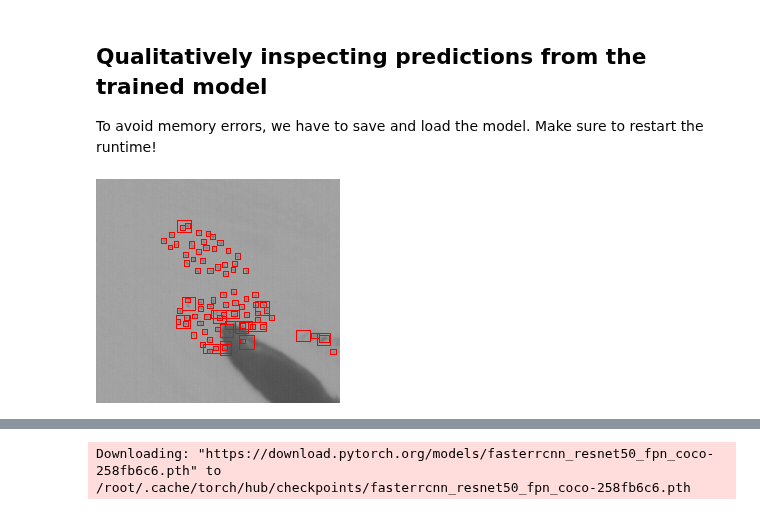
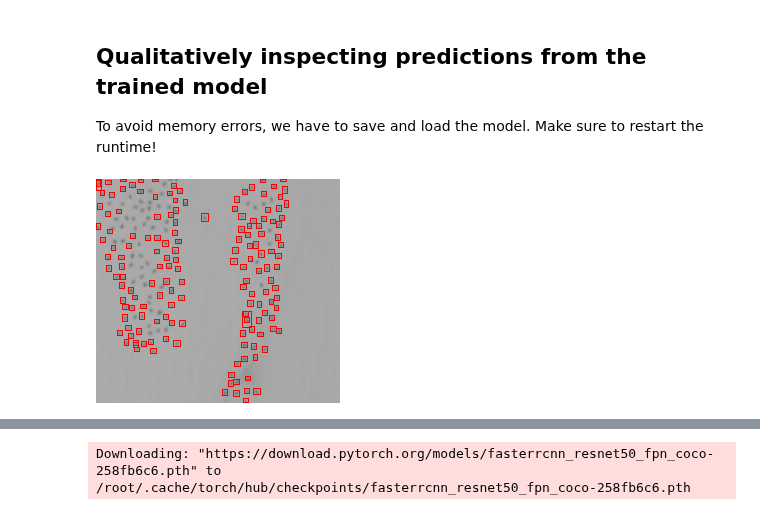
Before and after one commit to emiliolr/counting-cranes, a Jupyter notebook: object_detection/faster_rcnn_experiments.ipynb, the cells around one changed output, grey strips where cells are left out. Saved outputs shown, nothing was run; the diff lists cells and outputs as text; code cells hidden in the pictures.

```diff
--- a/object_detection/faster_rcnn_experiments.ipynb
+++ b/object_detection/faster_rcnn_experiments.ipynb
@@ -123,29 +121,29 @@ NameError: ignored
 To avoid memory errors, we have to save and load the model. Make sure to restart the runtime!
 # %%
 #Loading the model
-save_name = 'initial_faster_rcnn.pth'
+save_name = 'faster_rcnn_random_tiling_6.8.2021.pth'
 model = get_faster_rcnn(num_classes = 2)
 model.load_state_dict(torch.load(os.path.join(MODEL_SAVE_FP, 'faster_rcnn', save_name)))
 pl_model = FasterRCNNLightning(model = model, lr = HYPERPARAMETERS['learning_rate'])
 # %%
 #Attempting a forward pass
-images, targets, _, _ = next(iter(bird_dataloader))
+images, targets, _, _ = next(iter(dataloader_test))
 preds = pl_model(images)
 # %%
 #Plotting an image and predicted bboxes
 #  TODO: might need NMS on the prediction outputs (maybe change "box_nms_thresh" argument in "get_faster_rcnn")
 #  TODO: maybe make a wrapper function to visualize predictions...
-index = 2
+index = 7
 img = np.moveaxis(images[index].numpy(), 0, -1) * 255
 bboxes = preds[index]['boxes'].tolist()
 
 pil_img = Image.fromarray(img.astype(np.uint8))
 draw = ImageDraw.Draw(pil_img)
 for b in bboxes:
     draw.rectangle(b, outline = 'red', width = 1)
 pil_img
 # %% [output]
-[figure, old version]
+[figure, new version]
 # %%
 #Checking counts
 print(f'We predicted {len(bboxes)} birds and there are actually {len(targets[index]["boxes"])} birds in this image')
```
Also changed, not shown: parts of 10 cells of this notebook, 4 other files.
